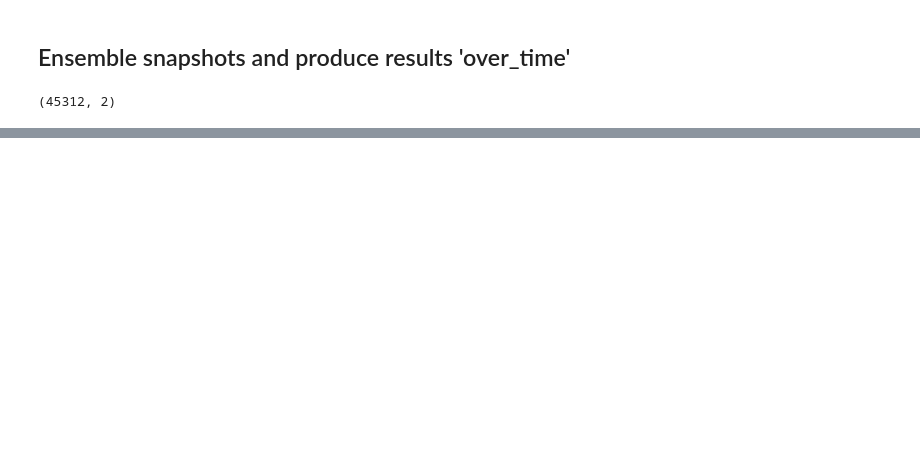
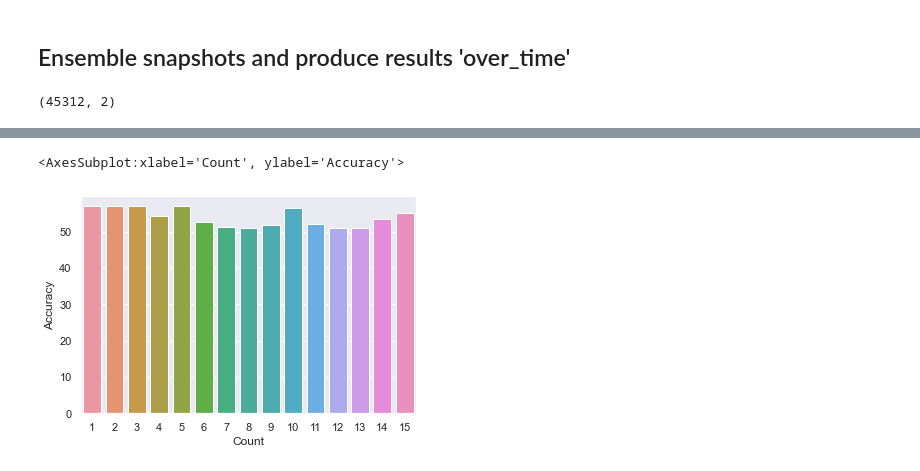
Before and after one commit to jobvink/SnapshotEnsembles, a Jupyter notebook: analytics/electricity/experiment-02.ipynb, the cells around one changed output, grey strips where cells are left out. Cells and saved outputs as stored; diff of their text form; code cells hidden in the pictures; blank space fills up the shorter version.

```diff
--- a/analytics/electricity/experiment-02.ipynb
+++ b/analytics/electricity/experiment-02.ipynb
@@ -187,0 +194,3 @@ Iteration 1: Error :  43.03293788224891
+# %%
+df = pd.DataFrame(results, columns=['Count', 'Accuracy'])
+df.head()
@@ -187,0 +204,5 @@ Iteration 1: Error :  43.03293788224891
+# %%
+sns.barplot(data=df, x="Count", y="Accuracy")
+# %% [output]
+<AxesSubplot:xlabel='Count', ylabel='Accuracy'>
+[figure, added]
```
Also changed, not shown: parts of 5 cells of this notebook, 22 other files.
